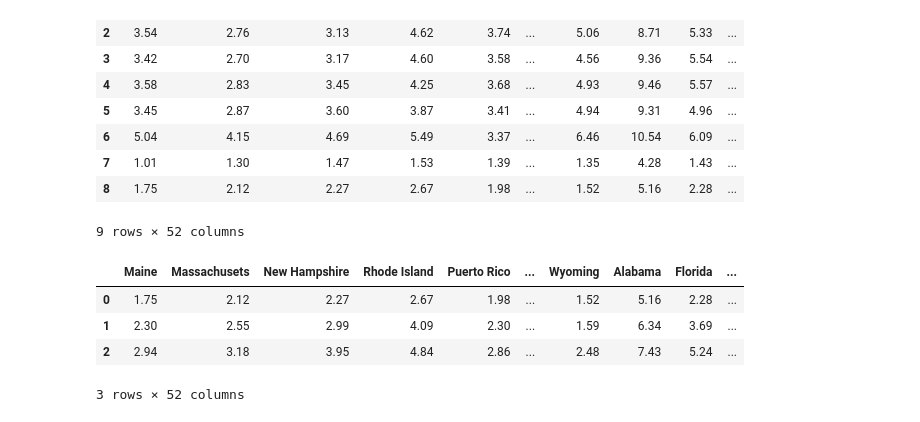
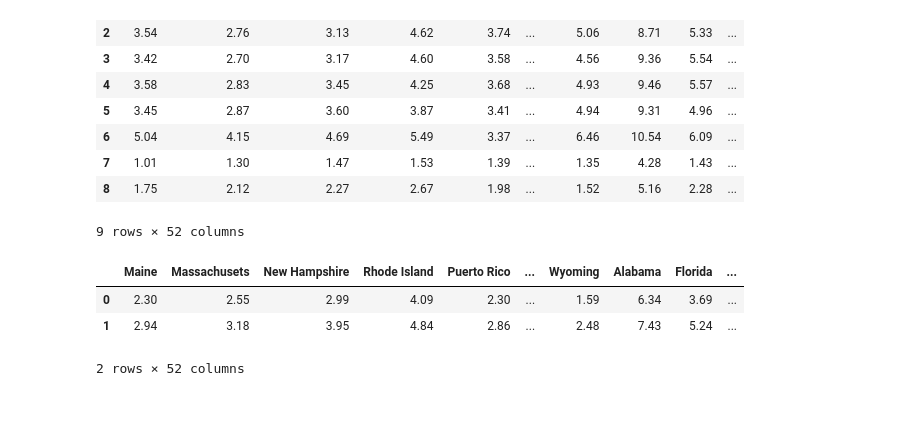
Before and after one commit to omnicellgithub/tslib, a Jupyter notebook: notebooks/Chapter11.ipynb, the cells around one changed output. Drawn from its saved outputs; the diff is of its cells as text; code cells hidden in the pictures.

```diff
--- a/notebooks/Chapter11.ipynb
+++ b/notebooks/Chapter11.ipynb
@@ -65,15 +65,14 @@ trainDF
 | 8 | 1.75 | 2.12 | 2.27 | 2.67 | 1.98 | ... | 1.52 | 5.16 | 2.28 | ... |
 9 rows × 52 columns
 # %%
-testDF=df.tail(3)
+testDF=df.tail(2)
 testDF.reset_index(drop=True, inplace=True)
 testDF
 # %% [output]
 |  | Maine | Massachusets | New Hampshire | Rhode Island | Puerto Rico | ... | Wyoming | Alabama | Florida | ... |
-| 0 | 1.75 | 2.12 | 2.27 | 2.67 | 1.98 | ... | 1.52 | 5.16 | 2.28 | ... |
-| 1 | 2.30 | 2.55 | 2.99 | 4.09 | 2.30 | ... | 1.59 | 6.34 | 3.69 | ... |
-| 2 | 2.94 | 3.18 | 3.95 | 4.84 | 2.86 | ... | 2.48 | 7.43 | 5.24 | ... |
+| 0 | 2.30 | 2.55 | 2.99 | 4.09 | 2.30 | ... | 1.59 | 6.34 | 3.69 | ... |
+| 1 | 2.94 | 3.18 | 3.95 | 4.84 | 2.86 | ... | 2.48 | 7.43 | 5.24 | ... |
-3 rows × 52 columns
+2 rows × 52 columns
 # %%
 (U, s, Vh) = np.linalg.svd((trainDF) - np.mean(trainDF))
 s2 = np.power(s, 2)
```
Also changed, not shown: parts of 8 cells of this notebook.
